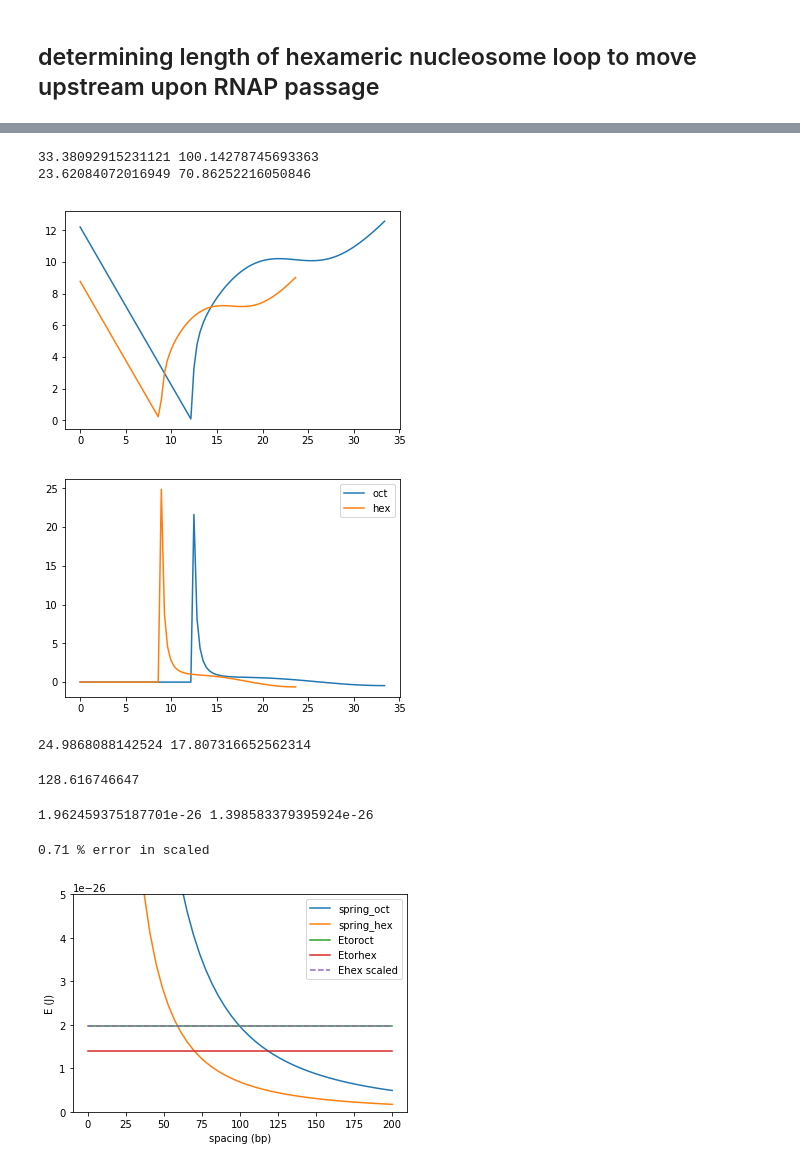
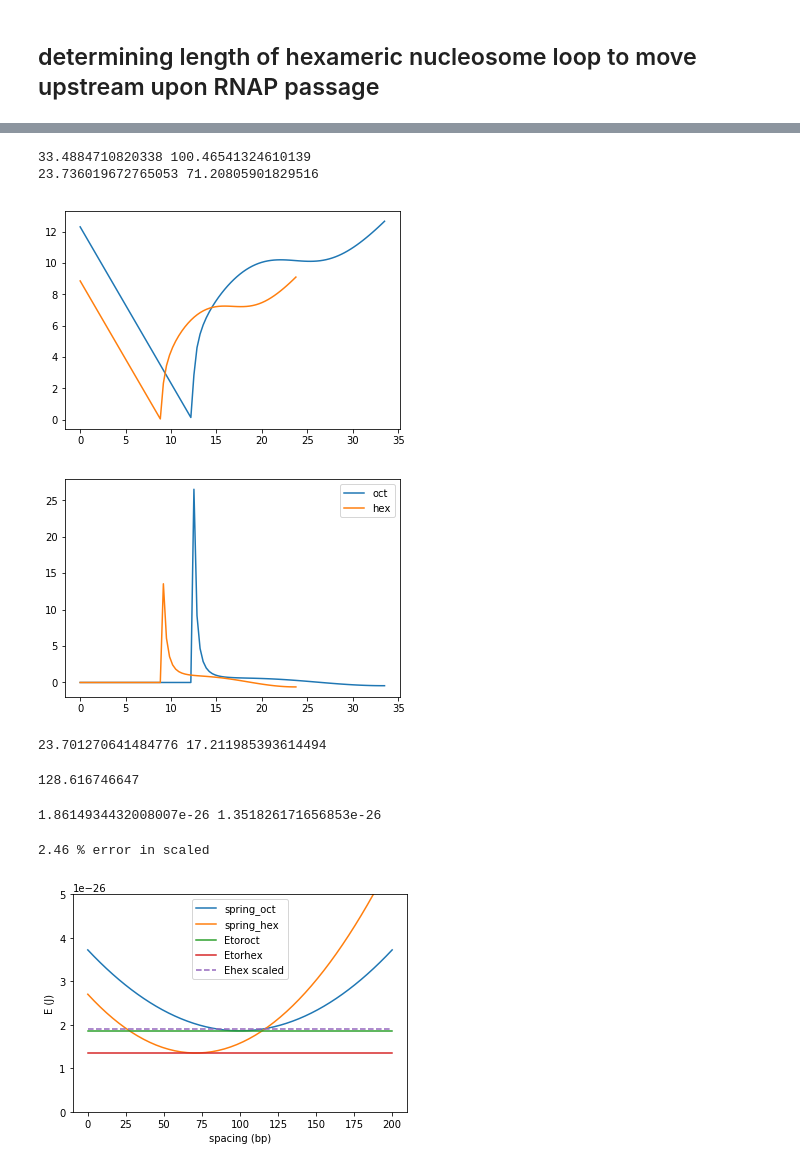
Before and after one commit to npagane/bph, a Jupyter notebook: gal/funEnergyRabbitHole.ipynb, the cells around one changed output, grey strips where cells are left out. Cells and saved outputs as stored; diff of their text form; code cells hidden in the pictures.

```diff
--- a/gal/funEnergyRabbitHole.ipynb
+++ b/gal/funEnergyRabbitHole.ipynb
@@ -10,10 +10,10 @@ Noct = 147
 Nun = 40
 Nhex = 107
 # from "Structural analysis of the hexasome, lacking one histone H2A/H2B dimer from the conventional nucleosome."
-roct = 2.06
-rhex = 1.48
+roct = 2.05
+rhex = 1.475
 
-cloop = 1.5; bloop = 4.0/5; sloop = 2.0*cloop
+cloop = 1.5; bloop = 3.95/5; sloop = 2.0*cloop
 def loop(x, r):
     return -cloop*r*np.sin(bloop*x/r) + 1.0/x - sloop*r
 
@@ -66,11 +66,10 @@ plt.legend(['oct', 'hex'])
 print 'theta oct', np.round(np.arctan(-dloop(startoct, roct))*180/np.pi)
 print 'theta hex', np.round(np.arctan(-dloop(starthex, rhex))*180/np.pi)
 
-baseoct = (Noct/2.0 - Nun)/3.0
-basehex = (Nhex/2.0 - Nun)/3.0
+base = (2.0/3)*40/3.0
 
-print 'base oct', round(stopoct/baseoct,2)
-print 'base hex', round(stophex/basehex,2)
+print 'base oct', round(stopoct/base,2)
+print 'base hex', round(stophex/base,2)
 
 plt.show()
 # %% [output]
@@ -95,8 +94,8 @@ I = quad(integrand, starthex, stophex, args = rhex)
 Lhex = I[0] + stophex
 print Lhex, Lhex*3
 # %% [output]
-33.38092915231121 100.14278745693363
-23.62084072016949 70.86252216050846
+33.4884710820338 100.46541324610139
+23.736019672765053 71.20805901829516
 # %%
 bpoct = int(Loct*3)
 bphex = int(Lhex*3)
@@ -122,7 +121,7 @@ plt.plot(x, ar)
 
 plt.show()
 # %% [output]
-[figure, old version]
+[figure, new version]
 # %%
 # second-order central differencing
 def cd2(s, L, r, start, stop):
@@ -152,7 +151,7 @@ plt.legend(['oct', 'hex'])
 
 plt.show()
 # %% [output]
-[figure, old version]
+[figure, new version]
 # %%
 N = 1e3; a = 0.0; boct = Loct; bhex = Lhex
 hoct = (boct-a)/N
@@ -175,7 +174,7 @@ integhex = 1.0/(3)*hhex *(ancd2(a, Lhex, rhex, starthex, stophex) + ancd2(b, Lhe
 
 print integoct, integhex
 # %% [output]
-24.9868088142524 17.807316652562314
+23.701270641484776 17.211985393614494
 # %%
 kB = 1.38e-23; T = 295
 E = 2e9 # youngs modulus
@@ -190,4 +189,4 @@ Etoroct = 0.5*kB*T*P*integoct
 Etorhex = 0.5*kB*T*P*integhex
 print Etoroct, Etorhex
 # %% [output]
-1.962459375187701e-26 1.398583379395924e-26
+1.8614934432008007e-26 1.351826171656853e-26
@@ -197,24 +193,25 @@ kspringhex = 2*Etorhex/(1.0/(bphex*3*1e-9))**2
 # %%
-def Etrans(spc, kspring):
-    return 0.5*kspring*(1.0/(spc*3*1e-9))**2
+def Etrans(spc, Etor, bp):
+    kspring = 2*Etor/(bp*3*1e-9)**2 # this was for the weird inverse spring
+    return 0.5*kspring*((bp - spc)*3*1e-9)**2 + Etor# this was for the weird inverse spring
 
 x = np.linspace(1e-4, 200)
-plt.plot(x, Etrans(x, kspringoct))
-plt.plot(x, Etrans(x, kspringhex))
+plt.plot(x, Etrans(x, Etoroct, bpoct))
+plt.plot(x, Etrans(x, Etorhex, bphex))
 #plt.plot(x, kB*T*np.ones(len(x)))
 plt.plot(x, Etoroct*np.ones(len(x)))
 plt.plot(x, Etorhex*np.ones(len(x)))
 plt.plot(x, Loct/Lhex*Etorhex*np.ones(len(x)), '--')
 plt.ylim([0, 5e-26])
 
 plt.xlabel('spacing (bp)')
 plt.ylabel('E (J)')
 
 plt.legend(['spring_oct', 'spring_hex', 'Etoroct', 'Etorhex', 'Ehex scaled'])
 
 print np.abs(round((Loct/Lhex*Etorhex - Etoroct)/(Etoroct)*100,2)), '% error in scaled'
 
 plt.show()
 # %% [output]
-0.71 % error in scaled
+2.46 % error in scaled
-[figure, old version]
+[figure, new version]
```
Also changed, not shown: parts of 2 cells of this notebook, 1 other file.
